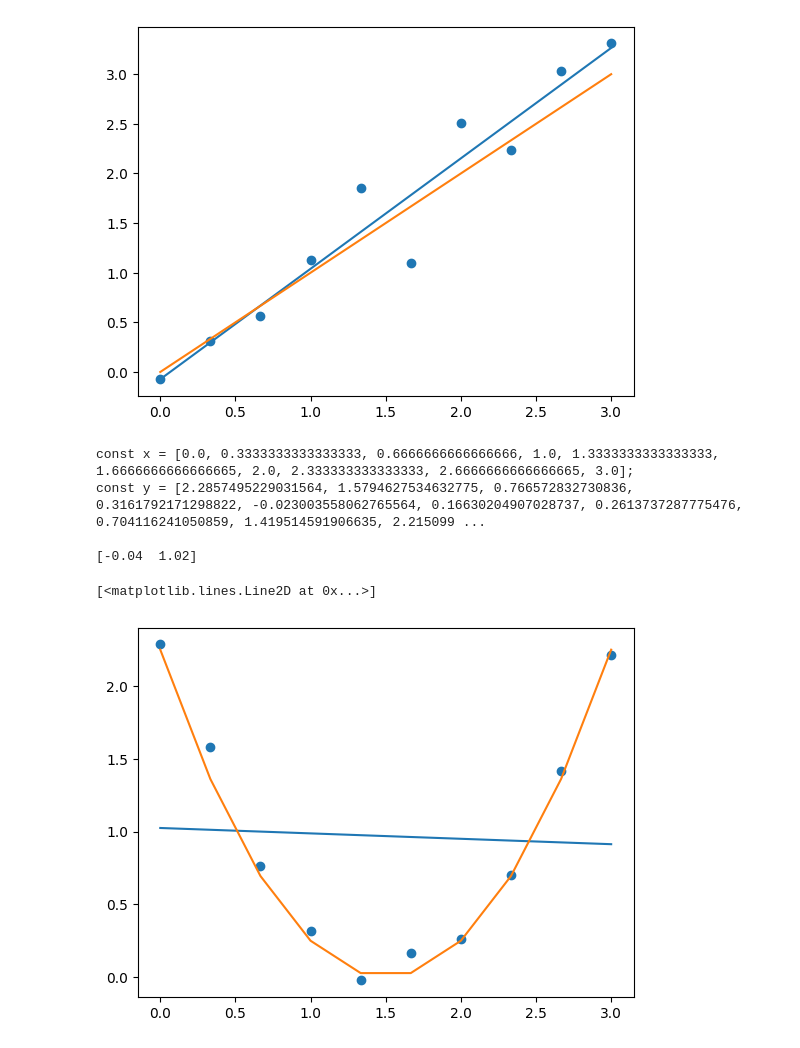
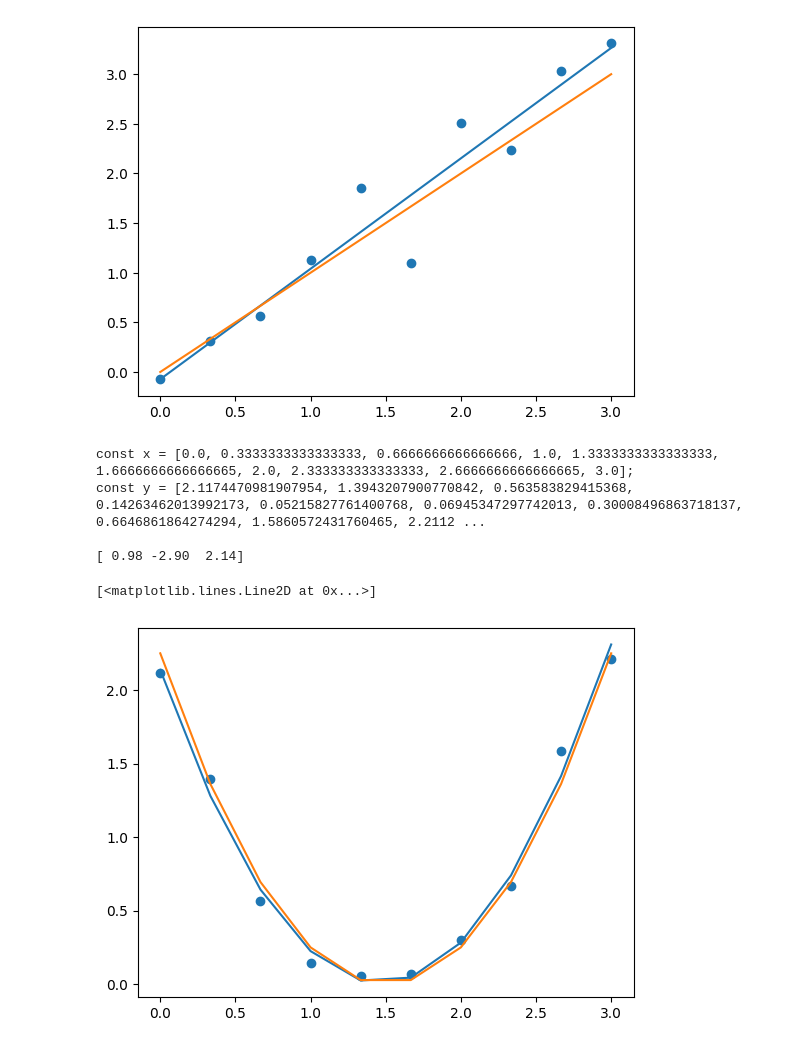
Before and after one commit to james-yap/relu-threejs, a Jupyter notebook: notebooks/General.ipynb, the cells around one changed output. Drawn from its saved outputs; the diff is of its cells as text; code cells hidden in the pictures.

Commit message:
quadratic curve

```diff
--- a/notebooks/General.ipynb
+++ b/notebooks/General.ipynb
@@ -39,31 +39,31 @@ const y = [-0.0755207941675877, 0.31419441402751125, 0.5613684768317369, 1.13061
 # %%
 n = 10
 def func(x):
     return (x - 1.5) ** 2
 noise = np.random.normal(0, 0.1, size=n)
 
 x = np.linspace(0, 3, n)
 y = func(x)
 y_noisy = func(x) + noise
 
 res = f"""const x = {x.tolist()};
 const y = {y_noisy.tolist()};
 """
 
 pyperclip.copy(res)
 print(res)
 
-coeff = np.polyfit(x, y_noisy, 1)
+coeff = np.polyfit(x, y_noisy, 2)
 fit_func = np.poly1d(coeff)
 print(coeff)
 
 plt.scatter(x, y_noisy)
 plt.plot(x, fit_func(x))
 plt.plot(x, y)
 # %% [output]
 const x = [0.0, 0.3333333333333333, 0.6666666666666666, 1.0, 1.3333333333333333, 1.6666666666666665, 2.0, 2.333333333333333, 2.6666666666666665, 3.0];
-const y = [2.2857495229031564, 1.5794627534632775, 0.766572832730836, 0.3161792171298822, -0.023003558062765564, 0.16630204907028737, 0.2613737287775476, 0.704116241050859, 1.419514591906635, 2.215099 ...
+const y = [2.1174470981907954, 1.3943207900770842, 0.563583829415368, 0.14263462013992173, 0.05215827761400768, 0.06945347297742013, 0.30008496863718137, 0.6646861864274294, 1.5860572431760465, 2.2112 ...
 
-[-0.04  1.02]
+[ 0.98 -2.90  2.14]
 [<matplotlib.lines.Line2D at 0x...>]
-[figure, old version]
+[figure, new version]
```
Also changed, not shown: 4 other files.
